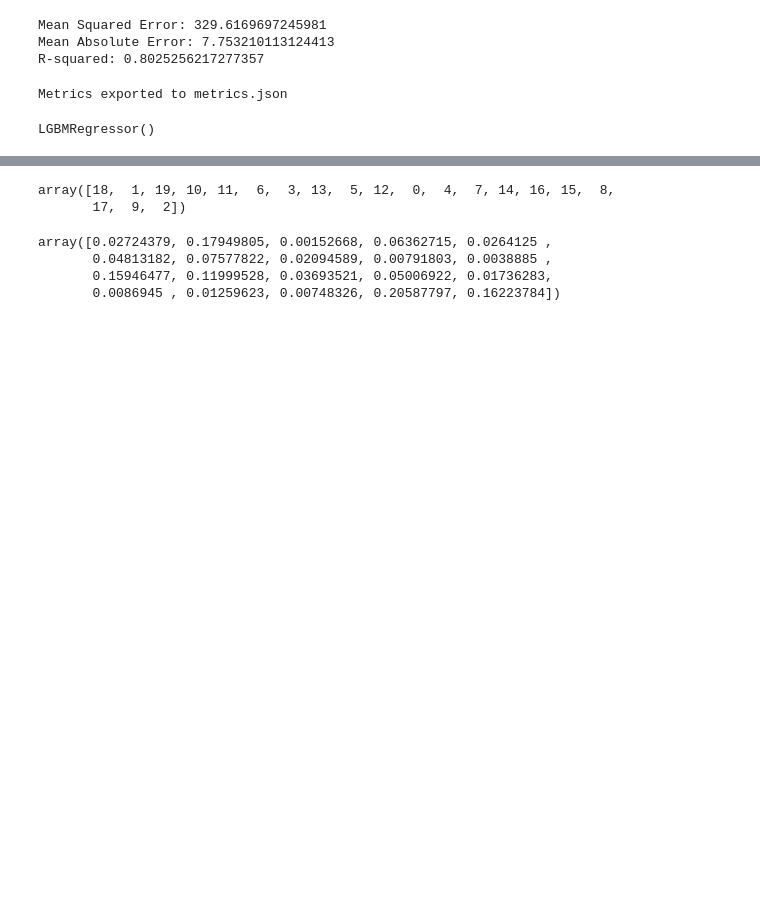
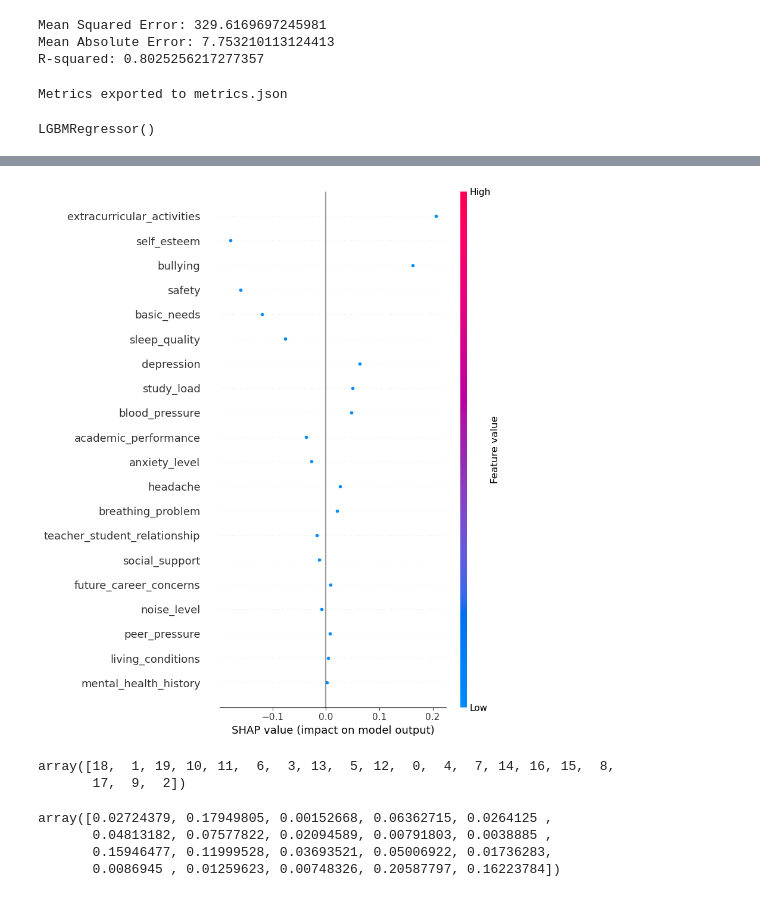
Before and after one commit to ghazafm/stress-checker-model, a Jupyter notebook: Notebook/lab.ipynb, the cells around one changed output, grey strips where cells are left out. Cells and saved outputs as stored; diff of their text form; code cells hidden in the pictures; blank space fills up the shorter version.

```diff
--- a/Notebook/lab.ipynb
+++ b/Notebook/lab.ipynb
@@ -261,34 +261,35 @@ mlflow.set_tracking_uri("http://127.0.0.1:8888")
 import shap
 import matplotlib.pyplot as plt
 
 # Assuming you have a trained model and a dataset
 # Assuming you have a trained model and a dataset
 # explainer = mlflow.shap.load_explainer('models:/stress_checker/latest')
 logged_model = 'runs:/63d222a3753d4ba5b584766d492ebff1/model'
 model = mlflow.sklearn.load_model(logged_model)
 
 class ModelWrapper:
     def __init__(self, model):
         self.model = model
 
     def predict(self, X):
         return self.model.predict(X)
 
 # Wrap the MLflow model
 # model_wrapped = ModelWrapper(model)
 
 explainer = shap.Explainer(model)
 shap_values = explainer(coba)
 
 # Use a summary plot with Matplotlib (static plot)
-# shap.summary_plot(shap_values, coba)
+shap.summary_plot(shap_values, coba)
 import numpy as np
 shap_values_array = shap_values.values
 feature_importance = np.abs(shap_values_array).mean(axis=0)
 # feature_importance = np.abs(shap_values).mean(axis=0)
 sorted_importance_indices = np.argsort(feature_importance)[::-1]
 sorted_importance_indices
 # %% [output]
+[figure, added]
 array([18,  1, 19, 10, 11,  6,  3, 13,  5, 12,  0,  4,  7, 14, 16, 15,  8,
        17,  9,  2])
 # %%
```
Also changed, not shown: parts of 3 cells of this notebook, 4 other files.
